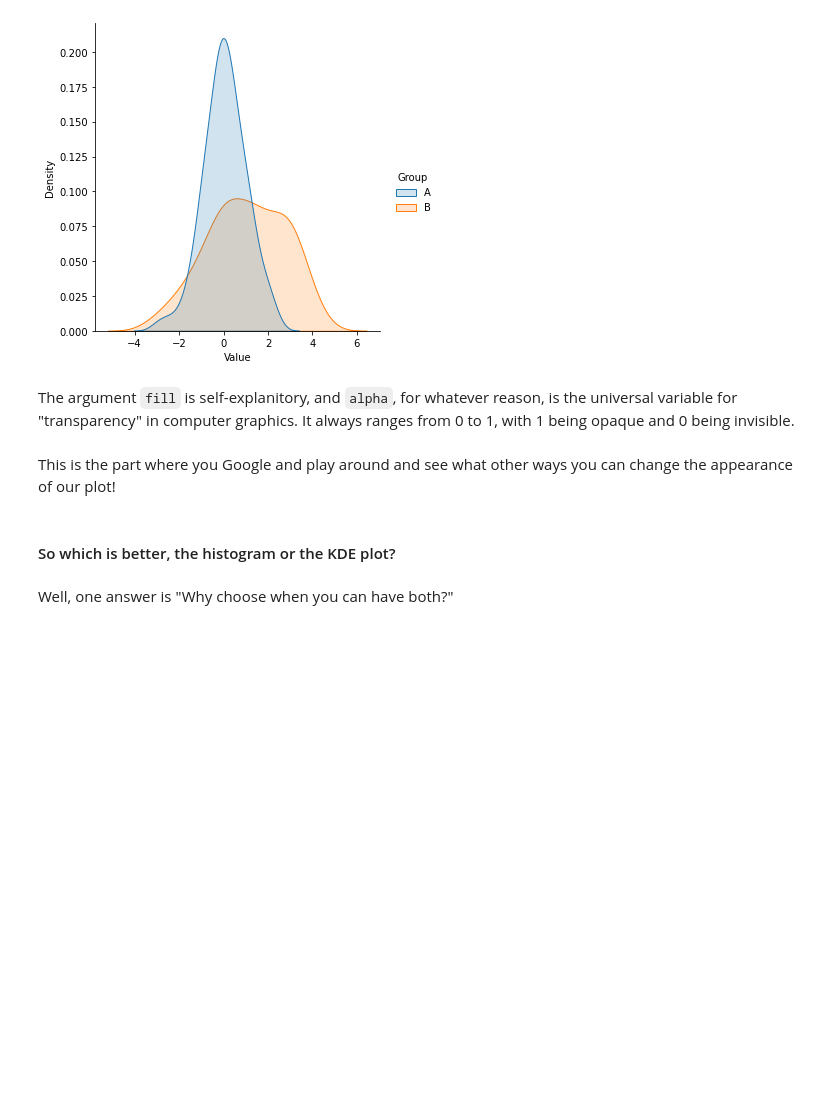
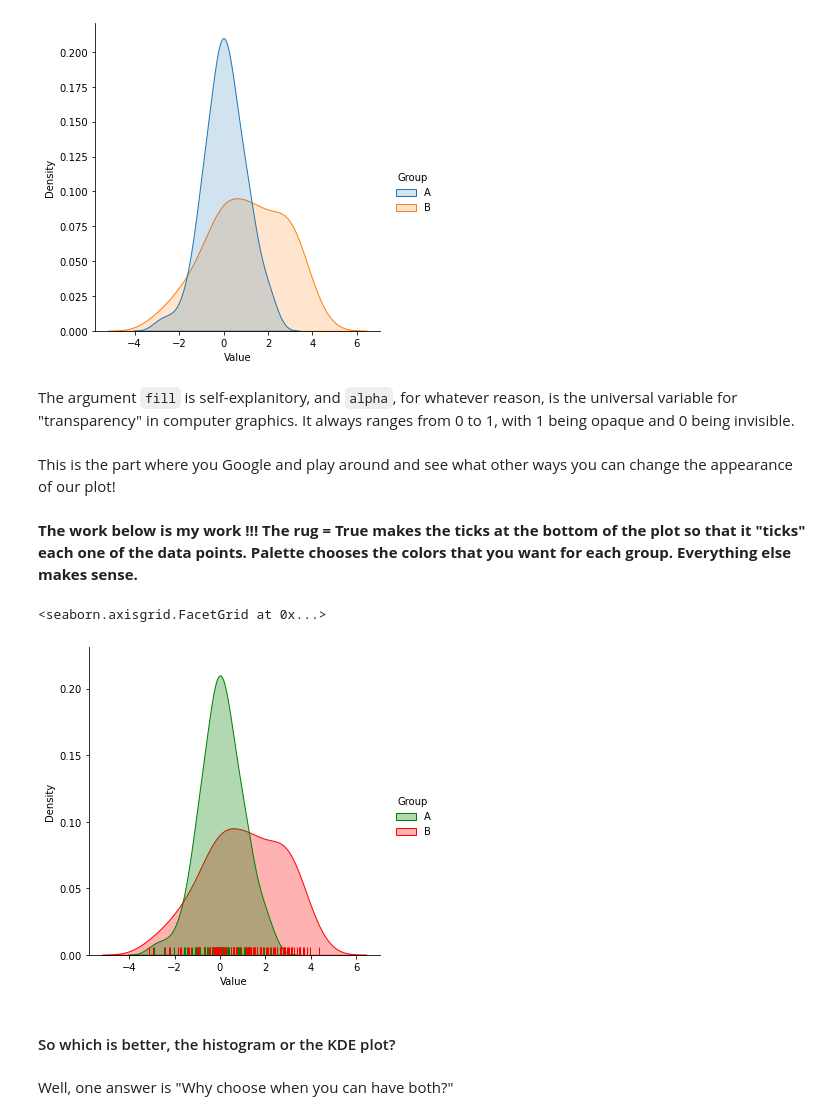
Before and after one commit to mohammedfmehboob/PythonTutorials, a Jupyter notebook: tutorial007.ipynb, the cells around one changed output. Saved outputs shown, nothing was run; the diff lists cells and outputs as text; code cells hidden in the pictures; blank space fills up the shorter version.

```diff
--- a/tutorial007.ipynb
+++ b/tutorial007.ipynb
@@ -109,6 +116,14 @@ sns.displot(myDataFromFile, x="Value", hue="Group", kind="kde", fill=True, alpha
 The argument `fill` is self-explanitory, and `alpha`, for whatever reason, is the universal variable for "transparency" in computer graphics. It always ranges from 0 to 1, with 1 being opaque and 0 being invisible.
 # %% [markdown]
 This is the part where you Google and play around and see what other ways you can change the appearance of our plot!
+# %% [markdown]
+__The work below is my work !!! The rug = True makes the ticks at the bottom of the plot so that it "ticks" each one of the data points. Palette chooses the colors that you want for each group. Everything else makes sense.__
+# %%
+sns.displot(myDataFromFile, x="Value", hue="Group", rug = True, kind="kde", fill=True, alpha=0.3, legend = True,
+            palette = ["green", "red"])
+# %% [output]
+<seaborn.axisgrid.FacetGrid at 0x...>
+[figure, added]
 # %% [markdown]
 #### So which is better, the histogram or the KDE plot?
 # %% [markdown]
```
Also changed, not shown: parts of 20 cells of this notebook.
